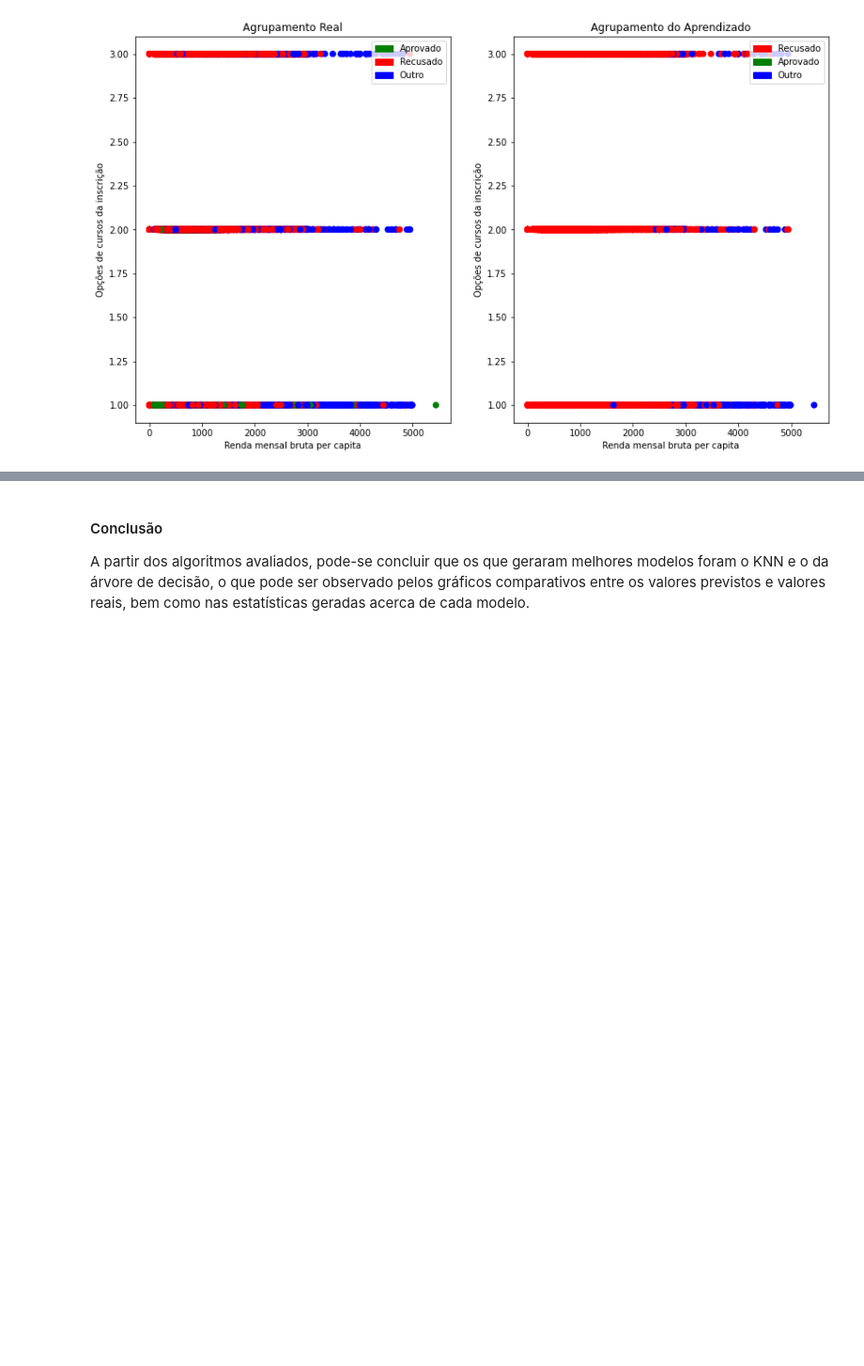
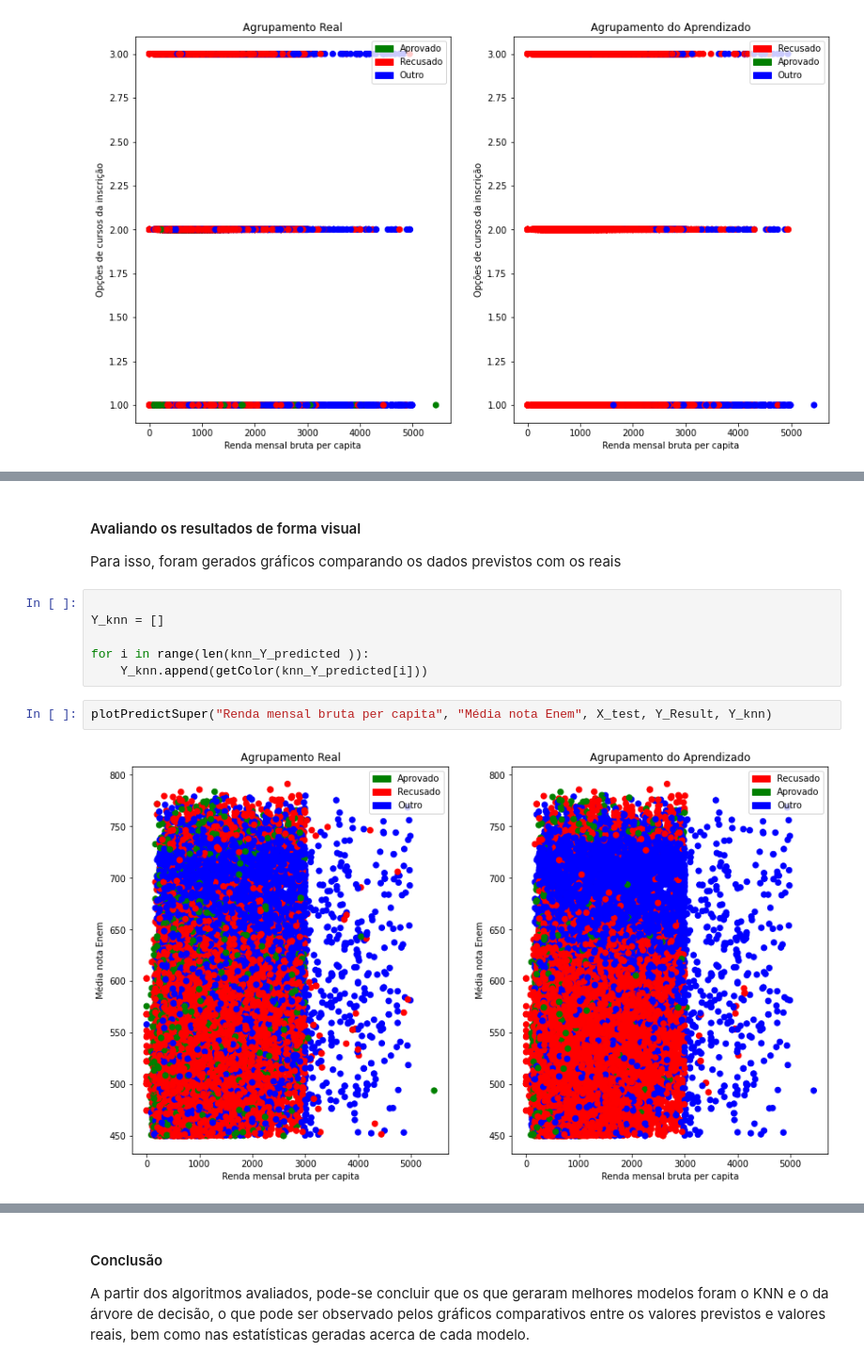
Before and after one commit to juliacfaria/ProjetoCienciaDeDados, a Jupyter notebook: Code/aprendizados.ipynb, the cells around one changed output, grey strips where cells are left out. Shown at 94% size. Saved outputs shown, nothing was run; the diff lists cells and outputs as text; blank space fills up the shorter version.

```diff
--- a/Code/aprendizados.ipynb
+++ b/Code/aprendizados.ipynb
@@ -417,0 +474,14 @@ plotPredictSuper("Renda mensal bruta per capita","Opções de cursos da inscriç
+# %% [markdown]
+#### Avaliando os resultados de forma visual
+
+Para isso, foram gerados gráficos comparando os dados previstos com os reais
+# %%
+
+Y_knn = []
+
+for i in range(len(knn_Y_predicted )):
+    Y_knn.append(getColor(knn_Y_predicted[i]))
+# %%
+plotPredictSuper("Renda mensal bruta per capita", "Média nota Enem", X_test, Y_Result, Y_knn)
+# %% [output]
+[figure, added]
```
Also changed, not shown: parts of 45 cells of this notebook.
